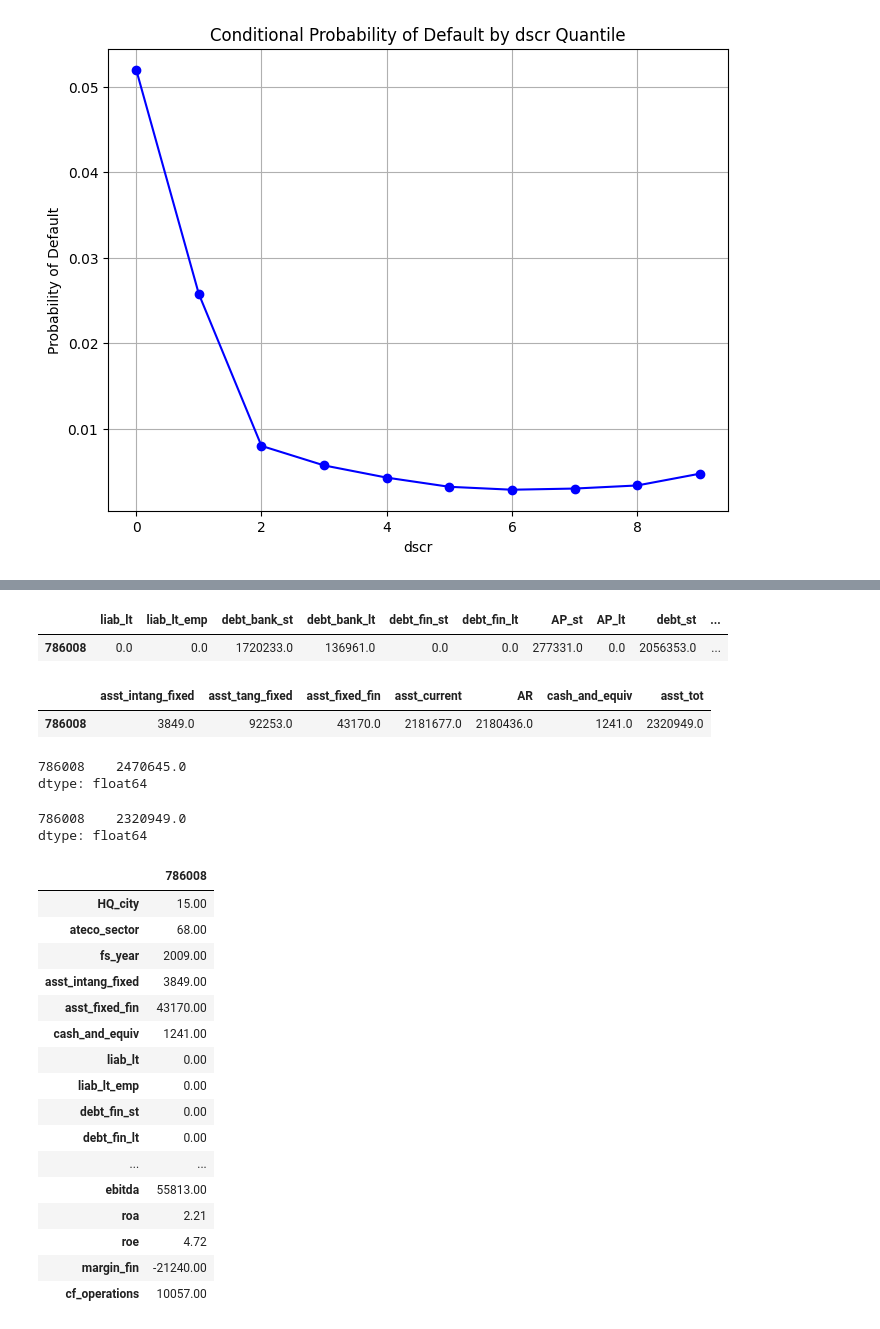
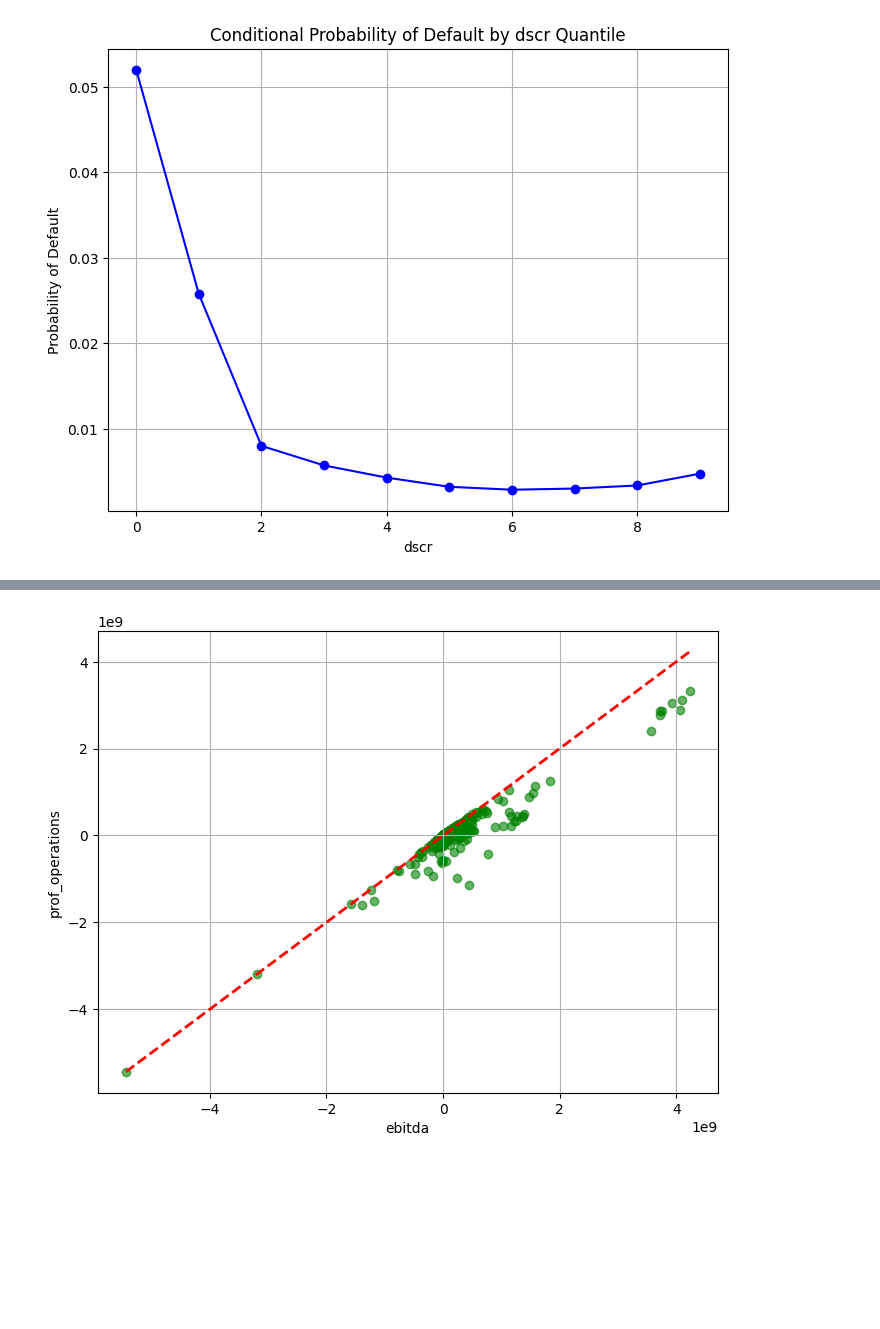
Before and after one commit to Juanroalvarado/ml-finance-credit-default, a Jupyter notebook: eda/Risk Calc EDA.ipynb, the cells around one changed output, grey strips where cells are left out. Cells and saved outputs as stored; diff of their text form; code cells hidden in the pictures; blank space fills up the shorter version.

```diff
--- a/Risk Calc.ipynb
+++ b/eda/Risk Calc EDA.ipynb
@@ -32,8 +32,8 @@ df['stmt_date'].min(),df['stmt_date'].max()
 # %% [markdown]
 ### OUTLIER REMOVAL: COMMENT OUT LATER
 # %%
-# #Remove Outlier to get better look with scatter plots
-# max_value = df['asst_tot'].max()
-# df = df[df['asst_tot'] != max_value]
+#Remove Outlier to get better look with scatter plots
+max_value = df['asst_tot'].max()
+df = df[df['asst_tot'] != max_value]
 
-# print(df['asst_tot'].max())
+print(df['asst_tot'].max())
@@ -137,7 +162,9 @@ calculated_assets_total = (
     df['asst_intang_fixed'] +
     df['asst_tang_fixed'] +
     df['asst_fixed_fin'] +
-    df['asst_current']
+    df['asst_current']+
+     'AR',
+    'cash_and_equiv'
 )
 
 # Compare calculated total assets with the provided total assets
@@ -618,2 +600,0 @@ calc_columns = ['default',
-# %%
-df.sort_values('stmt_date', inplace=True)
@@ -698,3 +600,0 @@ np.float64(0.8683453237723993)
-# %%
-import seaborn as sns
-sns.set()
@@ -830,40 +601,14 @@ Name: debt_lt, dtype: float64
-# %%
-good_example[right_side_balance]
-# %% [output]
-|  | liab_lt | liab_lt_emp | debt_bank_st | debt_bank_lt | debt_fin_st | debt_fin_lt | AP_st | AP_lt | debt_st | ... |
-| 786008 | 0.0 | 0.0 | 1720233.0 | 136961.0 | 0.0 | 0.0 | 277331.0 | 0.0 | 2056353.0 | ... |
-# %%
-good_example[left_side_balance]
-# %% [output]
-|  | asst_intang_fixed | asst_tang_fixed | asst_fixed_fin | asst_current | AR | cash_and_equiv | asst_tot |
-| 786008 | 3849.0 | 92253.0 | 43170.0 | 2181677.0 | 2180436.0 | 1241.0 | 2320949.0 |
-# %%
-good_example[['debt_lt','debt_st','AP_lt','AP_st']].sum(axis=1)
-# %% [output]
-786008    2470645.0
-dtype: float64
-# %%
-good_example[['asst_tot']].sum(axis=1)
-# %% [output]
-786008    2320949.0
-dtype: float64
-# %%
-good_example[good_example.select_dtypes(['int','float']).columns[(good_example.select_dtypes(['int','float']) <= 58789.0).values[0]]].T
-# %% [output]
-|  | 786008 |
-| HQ_city | 15.00 |
-| ateco_sector | 68.00 |
-| fs_year | 2009.00 |
-| asst_intang_fixed | 3849.00 |
-| asst_fixed_fin | 43170.00 |
-| cash_and_equiv | 1241.00 |
-| liab_lt | 0.00 |
-| liab_lt_emp | 0.00 |
-| debt_fin_st | 0.00 |
-| debt_fin_lt | 0.00 |
-| ... | ... |
-| ebitda | 55813.00 |
-| roa | 2.21 |
-| roe | 4.72 |
-| margin_fin | -21240.00 |
-| cf_operations | 10057.00 |
+# %%
+# Create a scatter plot comparing total assets to liabilities + equity
+plt.figure(figsize=(8, 6))
+plt.scatter(df['ebitda'], df['prof_operations'], color='green', alpha=0.6)
+plt.plot([df['ebitda'].min(), df['ebitda'].max()], [df['ebitda'].min(), df['ebitda'].max()], color='red', lw=2, linestyle='--')  # Line of equality
+# plt.title('Scatter Plot of Provided Total Assets vs Liabilities + Equity')
+plt.xlabel('ebitda')
+plt.ylabel('prof_operations')
+plt.grid(True)
+
+# Display the plot
+plt.show()
+# %% [output]
+[figure, added]
```
Also changed, not shown: parts of 40 cells of this notebook, 18 other files.
